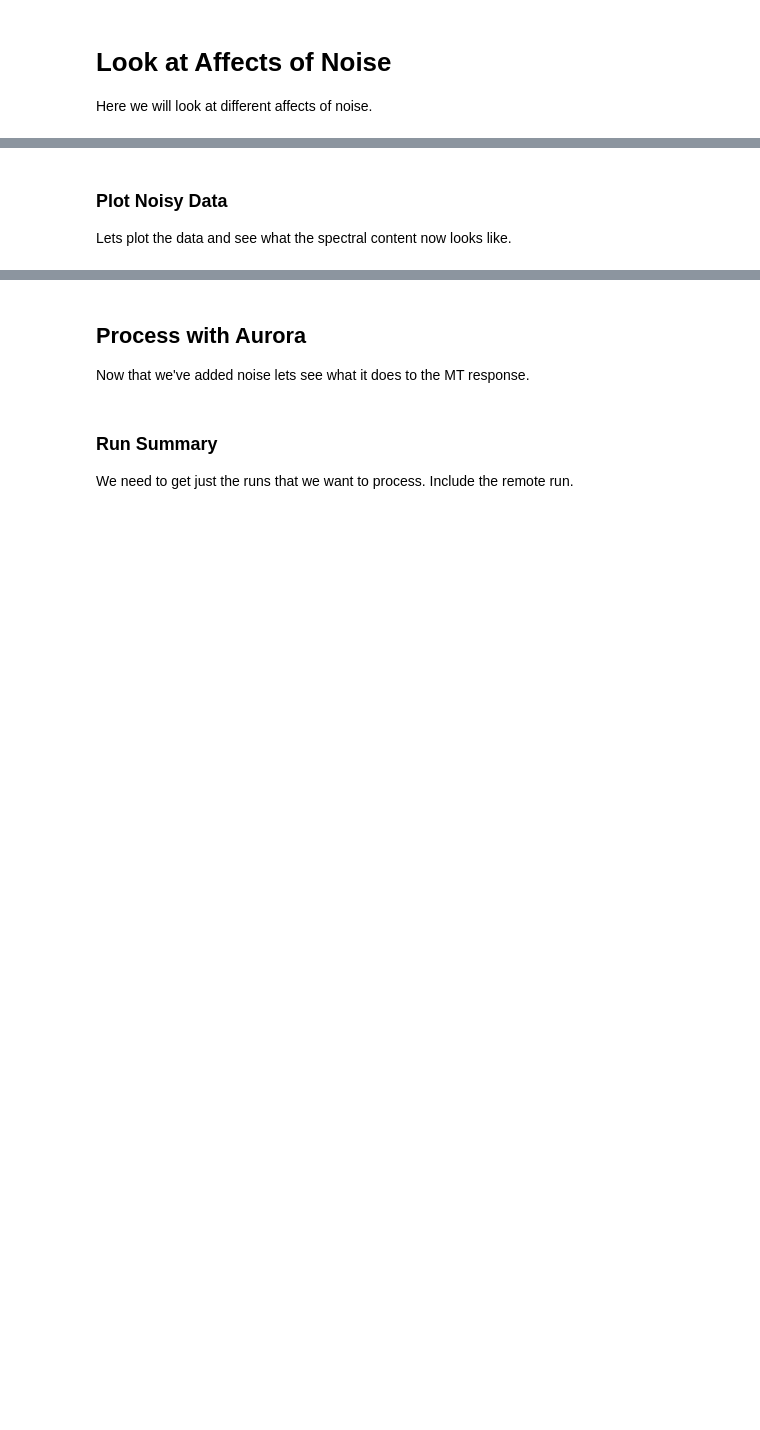
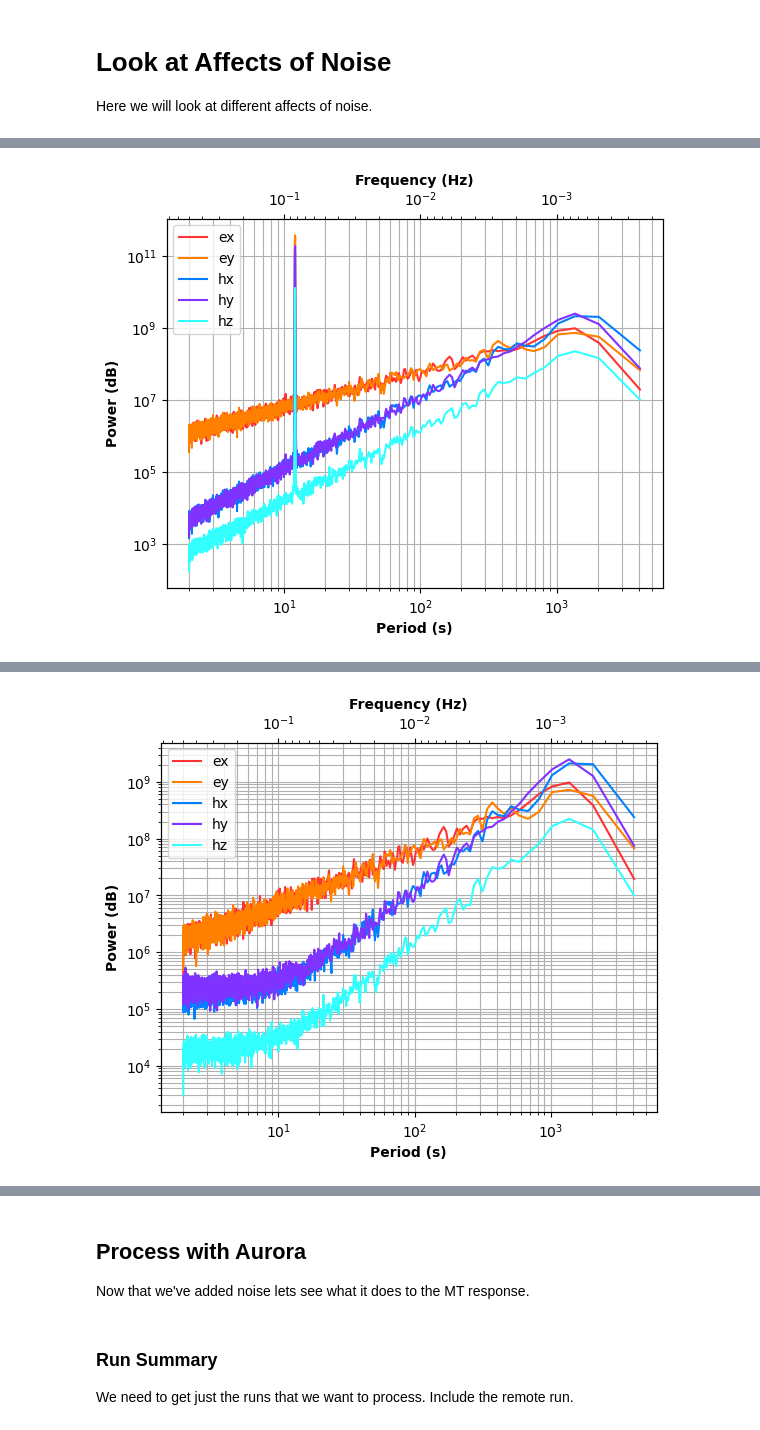
Before and after one commit to simpeg-research/earthscope-mt-course, a Jupyter notebook: notebooks/aurora/13_add_noise_and_process.ipynb, the cells around one changed output, grey strips where cells are left out. Cells and saved outputs as stored; diff of their text form; code cells hidden in the pictures; blank space fills up the shorter version.

```diff
--- a/notebooks/aurora/13_add_noise_and_process.ipynb
+++ b/notebooks/aurora/13_add_noise_and_process.ipynb
@@ -25,29 +25,60 @@ Since the data is sampled at 1 second, we will add a 12 second sinusoid to the d
 # %%
 def get_ac_noise(time, amplitude, period):
+    """
+    Create a sinusoidal noise signal
+
+    time: array of time sampled at a single sample rate
+    amplitude: amplitude of the sinusoidal signal
+    period: period of the sinusoid in seconds
+    """
     return amplitude * np.sin(2 * np.pi * (1 / period) * time)
 # %%
+def get_impulses(time, max_amplitude, n_impulses=50):
+    """
+    Create a random series of impulses
 
-def get_impulses(time, max_amp, n_impulses=50):
+    time: array of time sampled at a single sample rate
+    max_amplitude: amplitude of the impulses
+    n_impulses: number of impulses to add
+    """
     imp = np.zeros_like(time)
     for ii in range(n_impulses):
         index = np.random.randint(0, imp.size)
-        amplitude = (-1)**(np.random.randint(0, 9))*np.random.randint(1, max_amp)
+        amplitude = (-1)**(np.random.randint(0, 9))*np.random.randint(1, max_amplitude)
         imp[index] = amplitude
     return imp
 # %%
 def get_periodic_noise_electric(time, period=4, repeat=16, max_amplitude=8000):
+    """
+    Create a series of periodic box cars often seen in electric channels
+
+    time: array of time sampled at a single sample rate
+    period: the length of the box car
+    repeat: number of samples the box car is repeated
+    max_amplitude: maximum amplitude of the box car
+    """
     comb = np.zeros_like(time)
     for ii in np.linspace(0, comb.size-(period + 1), repeat):
         comb[int(ii): int(ii)+period] = 1 * max_amplitude
     return comb
 # %%
 def get_periodic_noise_magnetic(time, period=4, repeat=16, max_amplitude=8000):
+    """
+    Create a series of periodic box cars responses often seen in magnetic channels
+
+    time: array of time sampled at a single sample rate
+    period: the length of the box car
+    repeat: number of samples the box car is repeated
+    max_amplitude: maximum amplitude of the box car
+    """
     comb = np.zeros_like(time)
     for ii in np.linspace(0, comb.size-(period + 1), repeat):
         comb[int(ii)] = 1 * max_amplitude
         comb[int(ii)+period] = -1 * max_amplitude
 
-    response = max_amplitude * np.exp(np.arange(period)**2 / repeat)
+    gauss = np.exp(np.arange(period)**2 / repeat)
+    gauss = gauss / gauss.max()
+    response = max_amplitude * gauss
     comb = np.convolve(comb, response, mode="same")
     return comb
 # %%
@@ -67,6 +98,8 @@ with MTH5() as m:
     rg = m.add_run("test1", new_run.run_metadata.id)
     rg.from_runts(new_run)
 
+    new_run.plot_spectra()
+
     # add impulse noise
     new_run = runts.copy()
     new_run.run_metadata.id = "impulses"
@@ -78,6 +111,8 @@ with MTH5() as m:
     rg = m.add_run("test1", new_run.run_metadata.id)
     rg.from_runts(new_run)
 
+    new_run.plot_spectra()
+
     # add periodic noise
     new_run = runts.copy()
     new_run.run_metadata.id = "periodic"
@@ -86,9 +121,11 @@ with MTH5() as m:
         if ch.component in ["ex", "ey"]:
             periodic_noise = get_periodic_noise_electric(t, max_amplitude=1.5*ch.ts.max())
         elif ch.component in ["hx", "hy", "hz"]:
-            periodic_noise = get_periodic_noise_magnetic(t, max_amplitude=1.5*ch.ts.max())
+            periodic_noise = get_periodic_noise_magnetic(t, max_amplitude=1.5*ch.ts.max())*1E-3
         ch.ts = ch.ts + periodic_noise
         setattr(new_run, channel, ch)
     rg = m.add_run("test1", new_run.run_metadata.id)
     rg.from_runts(new_run)
+
+    new_run.plot_spectra()
 # %% [output]
@@ -111,0 +138 @@ with MTH5() as m:
+[figure, added]
@@ -111,0 +145 @@ with MTH5() as m:
+[figure, added]
@@ -112,4 +158,0 @@ with MTH5() as m:
-# %% [markdown]
-### Plot Noisy Data
-
-Lets plot the data and see what the spectral content now looks like.
```
Also changed, not shown: parts of 8 cells of this notebook.
